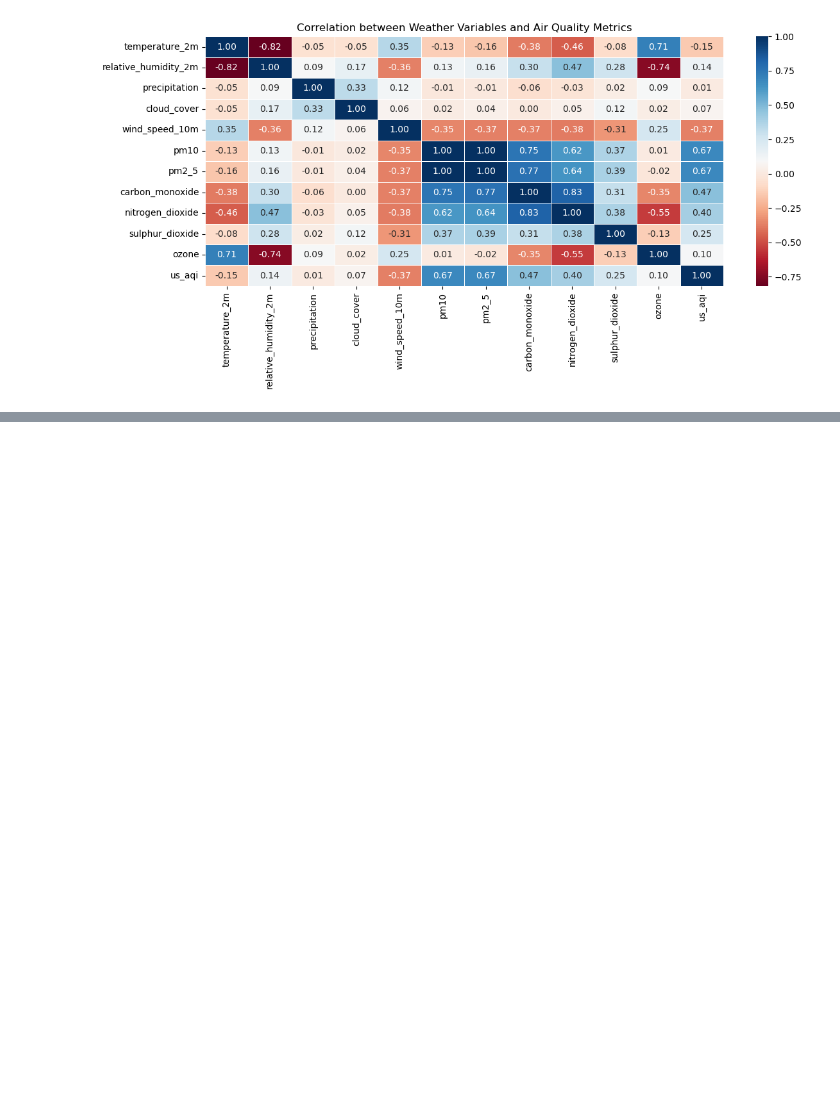
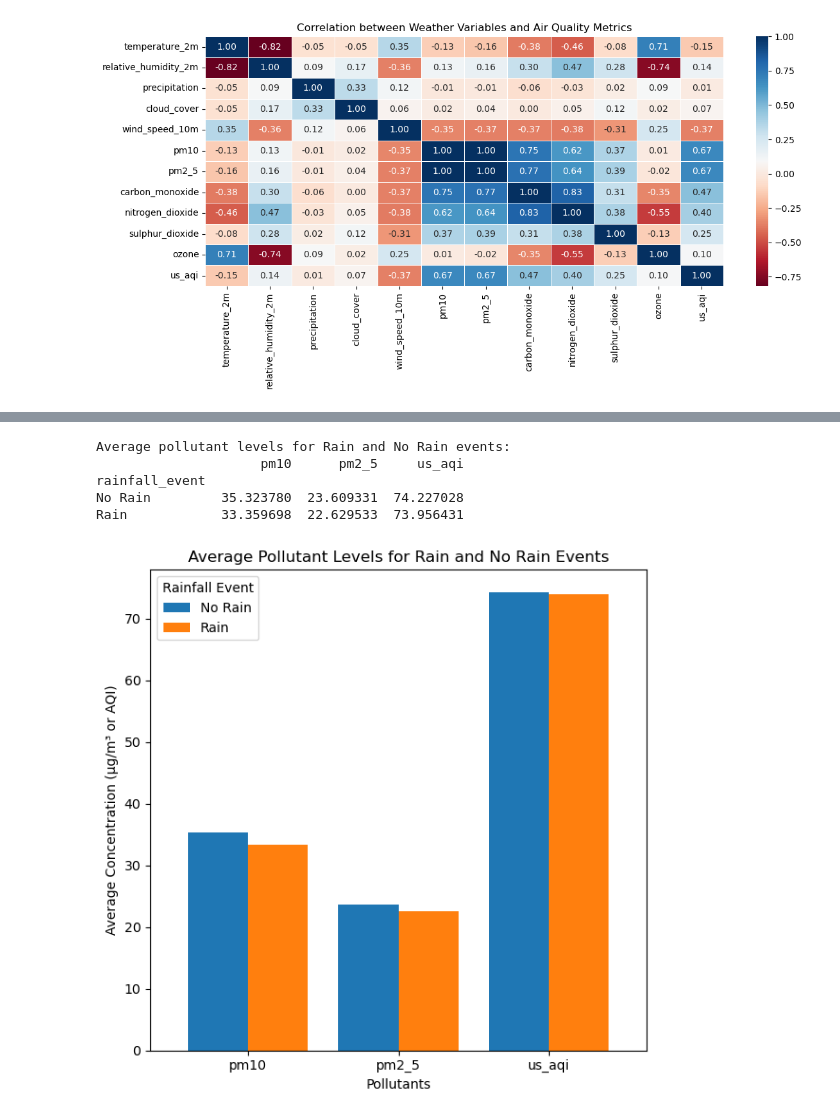
Before and after one commit to mtue04/HCMC-WAQ-Analysis, a Jupyter notebook: notebooks/eda_data.ipynb, the cells around one changed output, grey strips where cells are left out. Saved outputs shown, nothing was run; the diff lists cells and outputs as text; code cells hidden in the pictures; blank space fills up the shorter version.

```diff
--- a/notebooks/eda_data.ipynb
+++ b/notebooks/eda_data.ipynb
@@ -266,0 +311,29 @@ plt.show()
+# %%
+# Define rainfall events: Assume rainfall > 0.1 mm as a rainfall event
+df4['rainfall_event'] = np.where(df4['precipitation'] > 0.1, 'Rain', 'No Rain')
+
+# Group by rainfall event and calculate mean pollutant levels
+rainfall_effect = df4.groupby('rainfall_event')[pollutants].mean()
+
+print("\nAverage pollutant levels for Rain and No Rain events:")
+print(rainfall_effect)
+
+# Transpose the dataframe for easier plotting with pollutants on the x-axis
+rainfall_effect = rainfall_effect.T
+
+# Plot as grouped bar chart
+ax = rainfall_effect.plot(kind='bar', figsize=(6, 6), width=0.8)
+plt.title("Average Pollutant Levels for Rain and No Rain Events")
+plt.xlabel("Pollutants")
+plt.ylabel("Average Concentration (µg/m³ or AQI)")
+plt.legend(title="Rainfall Event")
+plt.xticks(rotation=0)
+plt.tight_layout()
+plt.show()
+# %% [output]
+Average pollutant levels for Rain and No Rain events:
+                     pm10      pm2_5     us_aqi
+rainfall_event
+No Rain         35.323780  23.609331  74.227028
+Rain            33.359698  22.629533  73.956431
+[figure, added]
```
Also changed, not shown: parts of 10 cells of this notebook.
